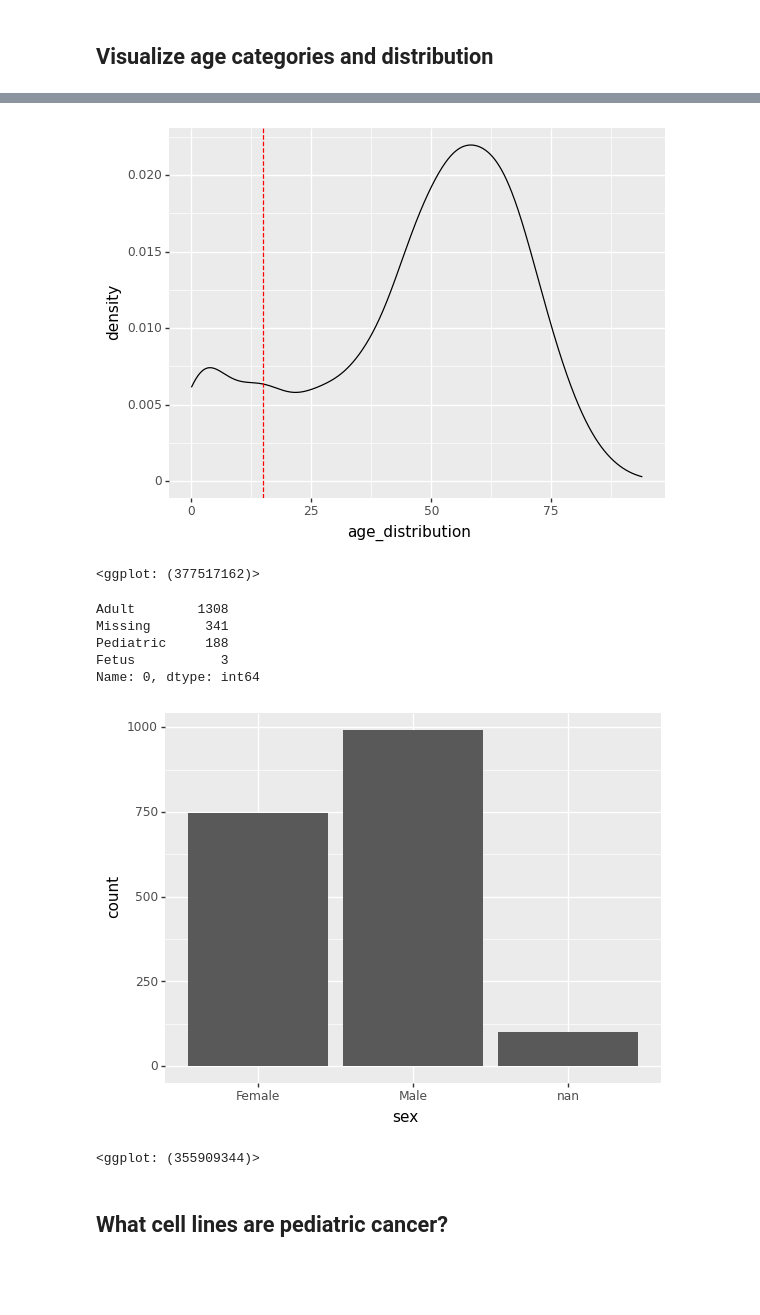
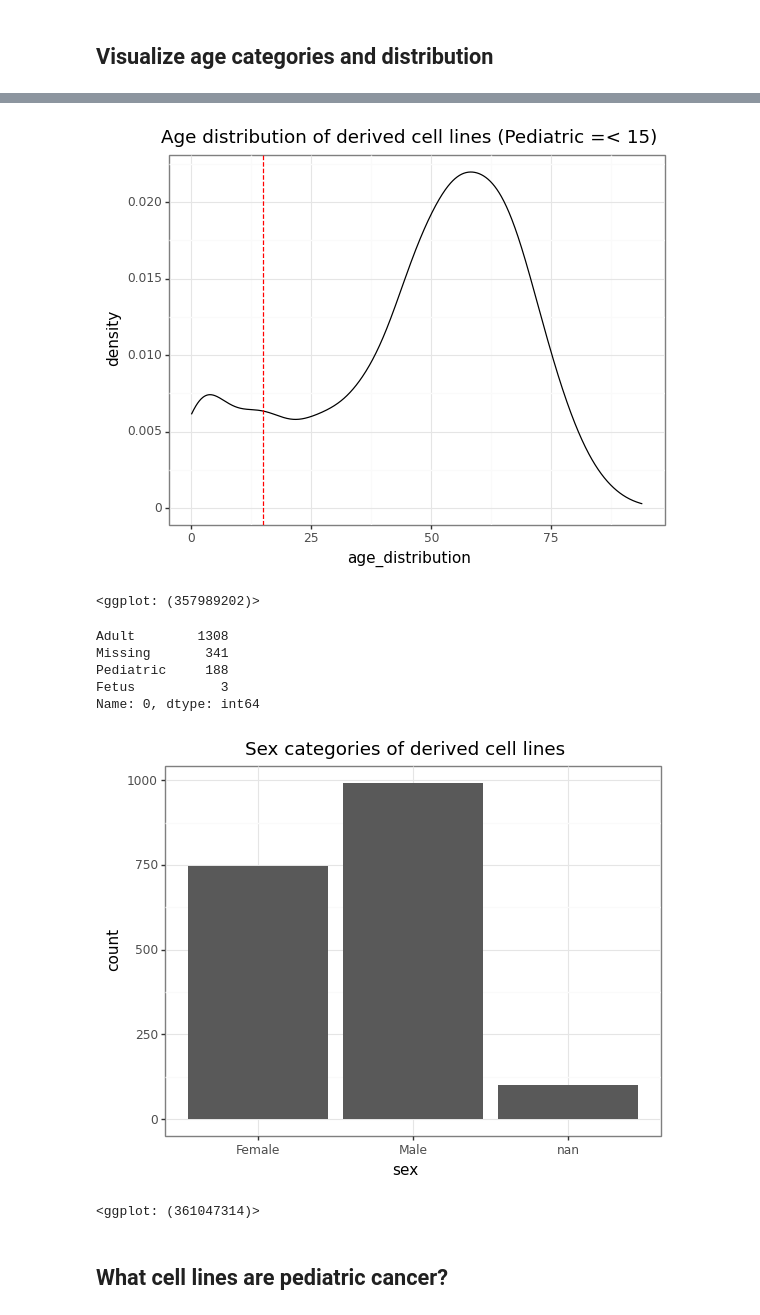
Before and after one commit to WayScience/gene_dependency_representations, a Jupyter notebook: 1.data-exploration/1.model_data_visualization.ipynb, the cells around one changed output, grey strips where cells are left out. Saved outputs shown, nothing was run; the diff lists cells and outputs as text; code cells hidden in the pictures; blank space fills up the shorter version.

```diff
--- a/1.data-exploration/1.model_data_visualization.ipynb
+++ b/1.data-exploration/1.model_data_visualization.ipynb
@@ -142,8 +136,7 @@ for age_entry in model_df.age.tolist():
 # %%
 # Add columns age_categories & age_distribution
 model_df = model_df.assign(
-    age_categories=age_categories,
-    age_distribution=age_distribution
+    age_categories=age_categories, age_distribution=age_distribution
 )
 
 # Output file
@@ -174,16 +172,20 @@ age_categories_bar
 # %%
 age_distribution_plot = (
     gg.ggplot(model_df, gg.aes(x="age_distribution"))
     + gg.geom_density()
     + gg.geom_vline(xintercept=adult_threshold, linetype="dashed", color="red")
+    + gg.ggtitle(
+        f"Age distribution of derived cell lines (Pediatric =< {adult_threshold})"
+    )
+    + gg.theme_bw()
 )
 
 age_distribution_plot.save(age_distribution_output_figure, dpi=500)
 
 age_distribution_plot
 # %% [output]
-[figure, old version]
+[figure, new version]
-<ggplot: (377517162)>
+<ggplot: (357989202)>
 # %%
 pd.DataFrame(age_categories).loc[:, 0].value_counts()
 # %% [output]
@@ -194,15 +196,18 @@ Fetus           3
 Name: 0, dtype: int64
 # %%
 gendersamp_plot = (
-    gg.ggplot(model_df, gg.aes(x="sex")) + gg.geom_bar()
+    gg.ggplot(model_df, gg.aes(x="sex"))
+    + gg.geom_bar()
+    + gg.ggtitle(f"Sex categories of derived cell lines")
+    + gg.theme_bw()
 )
 
 gendersamp_plot.save(sex_output_figure)
 
 gendersamp_plot
 # %% [output]
-[figure, old version]
+[figure, new version]
-<ggplot: (355909344)>
+<ggplot: (361047314)>
 # %% [markdown]
 ## What cell lines are pediatric cancer?
 # %%
```
Also changed, not shown: parts of 11 cells of this notebook, 1 other file.
